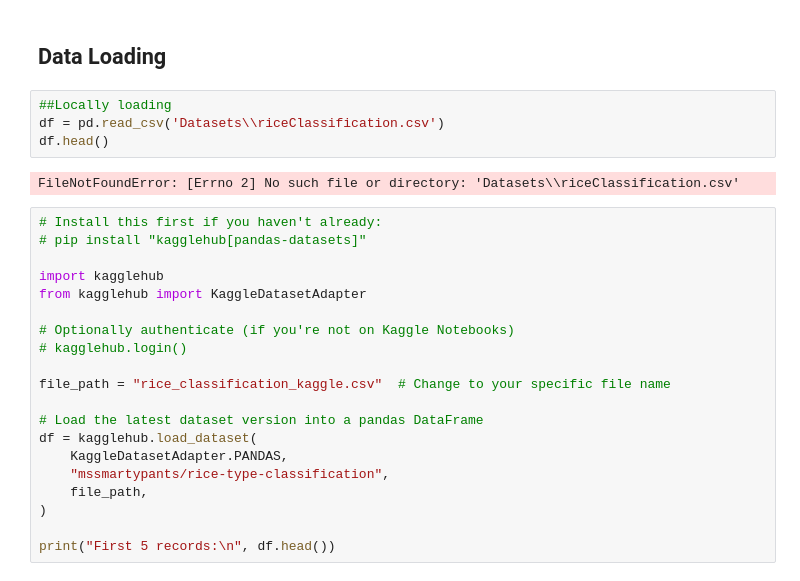
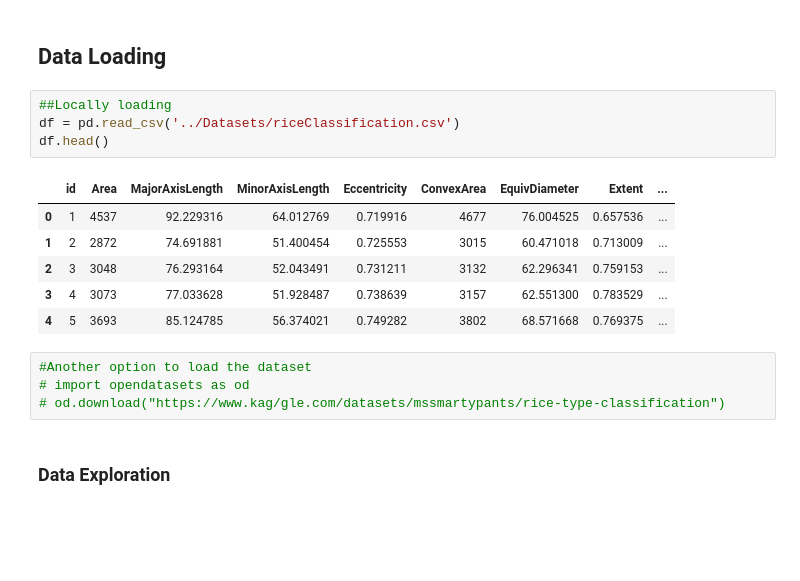
Before and after one commit to WajahatAliBasharat073/Pytorch-Playground, a Jupyter notebook: Project1/TabularDataClassification.ipynb, the cells around one changed output. Saved outputs shown, nothing was run; the diff lists cells and outputs as text; blank space fills up the shorter version.

Commit message:
Rice Classification Project completed

```diff
--- a/Project1/TabularDataClassification.ipynb
+++ b/Project1/TabularDataClassification.ipynb
@@ -45,29 +43,20 @@ Matplotlib is building the font cache; this may take a moment.
 ## Data Loading
 # %%
 ##Locally loading
-df = pd.read_csv('Datasets\\riceClassification.csv')
+df = pd.read_csv('../Datasets/riceClassification.csv')
 df.head()
 # %% [output]
-FileNotFoundError: [Errno 2] No such file or directory: 'Datasets\\riceClassification.csv'
+|  | id | Area | MajorAxisLength | MinorAxisLength | Eccentricity | ConvexArea | EquivDiameter | Extent | ... |
+| 0 | 1 | 4537 | 92.229316 | 64.012769 | 0.719916 | 4677 | 76.004525 | 0.657536 | ... |
+| 1 | 2 | 2872 | 74.691881 | 51.400454 | 0.725553 | 3015 | 60.471018 | 0.713009 | ... |
+| 2 | 3 | 3048 | 76.293164 | 52.043491 | 0.731211 | 3132 | 62.296341 | 0.759153 | ... |
+| 3 | 4 | 3073 | 77.033628 | 51.928487 | 0.738639 | 3157 | 62.551300 | 0.783529 | ... |
+| 4 | 5 | 3693 | 85.124785 | 56.374021 | 0.749282 | 3802 | 68.571668 | 0.769375 | ... |
-# %%
-# Install this first if you haven't already:
-# pip install "kagglehub[pandas-datasets]"
-
-import kagglehub
-from kagglehub import KaggleDatasetAdapter
-
-# Optionally authenticate (if you're not on Kaggle Notebooks)
-# kagglehub.login()
-
-file_path = "rice_classification_kaggle.csv"  # Change to your specific file name
-
-# Load the latest dataset version into a pandas DataFrame
-df = kagglehub.load_dataset(
-    KaggleDatasetAdapter.PANDAS,
-    "mssmartypants/rice-type-classification",
-    file_path,
-)
-
-print("First 5 records:\n", df.head())
+# %%
+#Another option to load the dataset
+# import opendatasets as od
+# od.download("https://www.kag/gle.com/datasets/mssmartypants/rice-type-classification")
+# %% [markdown]
+### Data Exploration
 # %%
 df.info()
```
Also changed, not shown: parts of 45 cells of this notebook, 1 other file.
